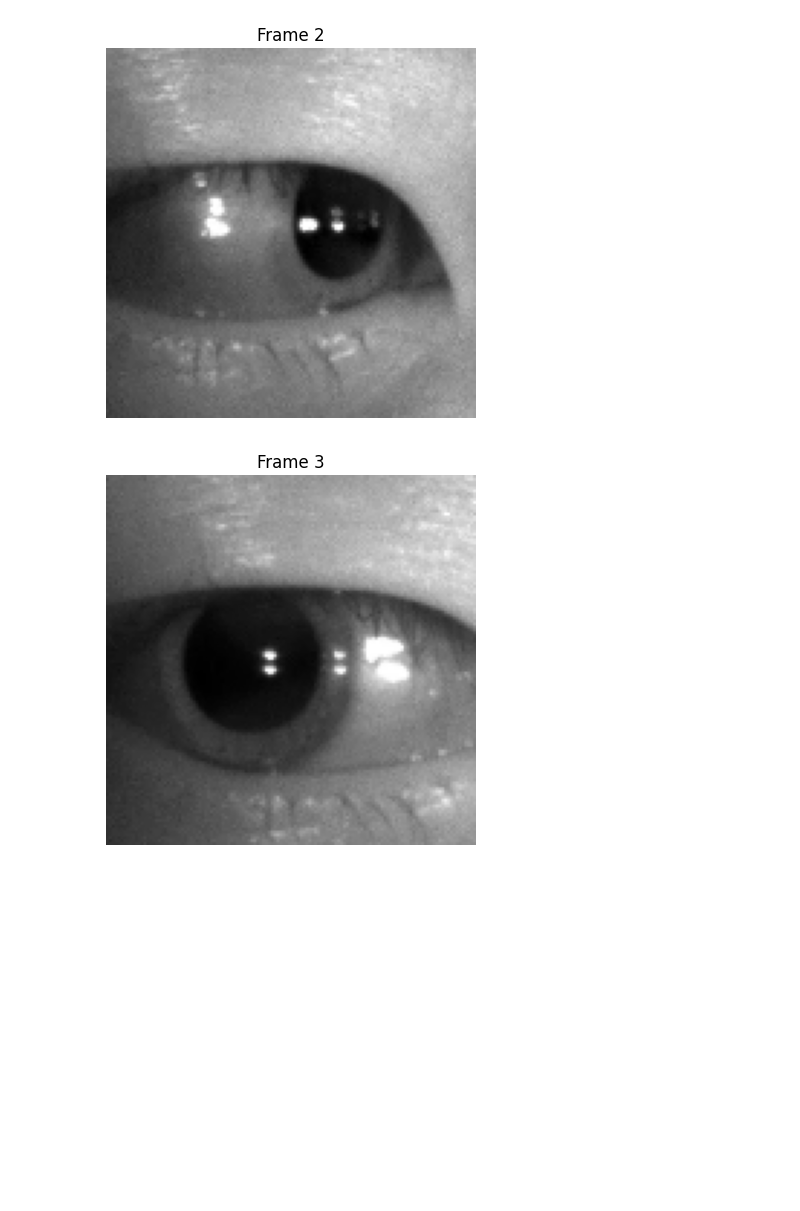
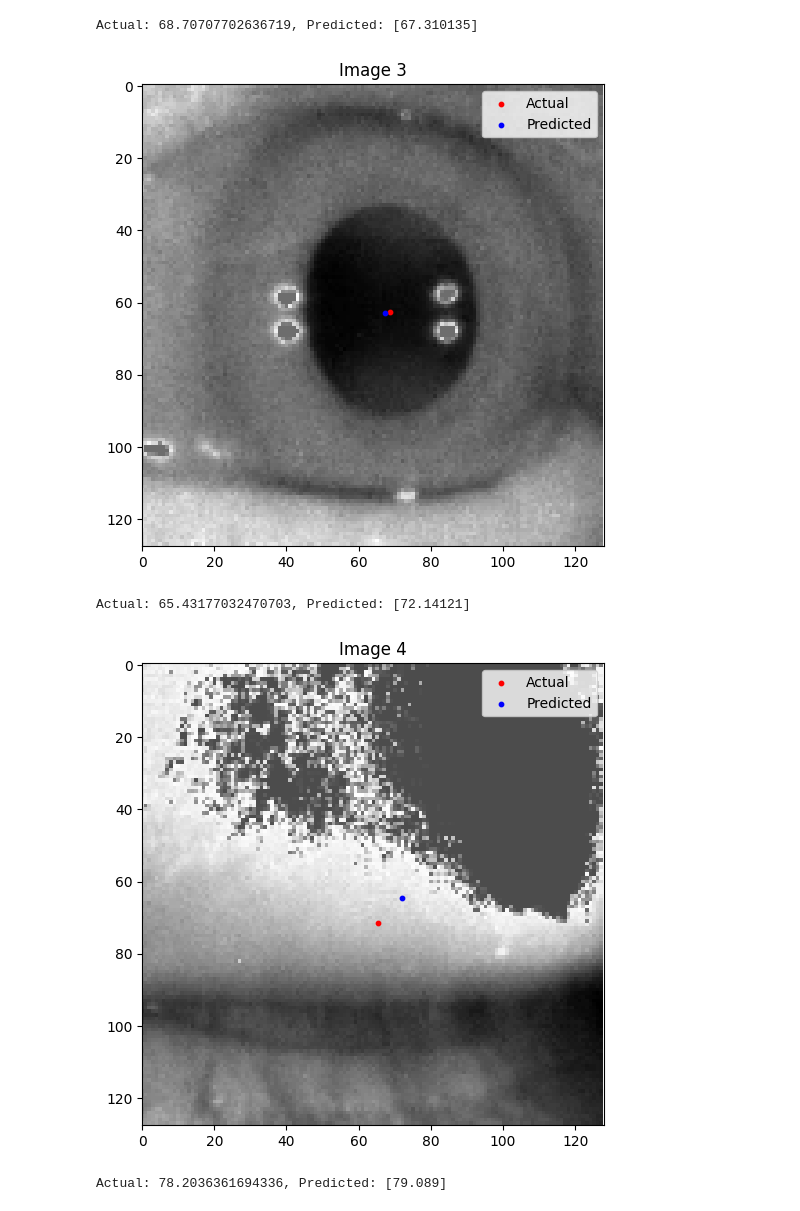
Before and after one commit to natejly/Pupil, a Jupyter notebook: CNN.ipynb, the cells around one changed output. Cells and saved outputs as stored; diff of their text form; code cells hidden in the pictures; blank space fills up the shorter version.

Commit message:
cnn actually working

```diff
--- a/CNN.ipynb
+++ b/CNN.ipynb
@@ -152,0 +166,9 @@ Predictions per second: 369.47
+# %%
+modelv.fit(
+    X_trainv, y_trainv,
+    validation_data=(X_testv, y_testv),
+    epochs=50,
+    batch_size=32,
+    callbacks=[early_stop]
+)
+lossv, maev = modelv.evaluate(X_testv, y_testv)
@@ -153,33 +193,17 @@ Predictions per second: 369.47
 # %%
-# plot images with elipses and centers of actual vs predicted
-for i in range(5):
-    image = X_test[i].reshape(128, 128)
-    # convert to grayscale
-    entry = y_test[i]
-    pred = preds[i]
+# plot first 5 predictions against the actual coordinates
+preds = model.predict(X_test[:10])
+predsv = modelv.predict(X_testv[:10])
+for i in range(10):
+    plt.figure(figsize=(6, 6))
+    plt.imshow(X_test[i].reshape(128, 128), cmap='gray')
+    plt.scatter(y_test[i]*128, y_testv[i]*128, color='red', label='Actual', s=10)
+    plt.scatter(preds[i]*128, predsv[i]*128, color='blue', label='Predicted', s=10)
 
-    ellipse_x = int(entry[0])
-    ellipse_y = int(entry[1])
-    ellipse_w = int(entry[2])
-    ellipse_h = int(entry[3])
-    ellipse_angle = entry[4]
+    print(f"Actual: {y_test[i]*128}, Predicted: {preds[i]*128}")
+    plt.xlim(0, 128)
 
-    pred_x = int(pred[0])
-    pred_y = int(pred[1])
-    pred_w = int(pred[2])
-    pred_h = int(pred[3])
-    pred_angle = pred[4]
-    actual_color = (100, 100, 0)
-    pred_color = (255, 255, 255)
-
-    plt.imshow(image, cmap='gray')
-    plt.title(f"Frame {i}")
-    cv2.ellipse(image, (ellipse_x, ellipse_y), (ellipse_w, ellipse_h), ellipse_angle, 0, 360, actual_color, 1)
-    cv2.circle(image, (ellipse_x, ellipse_y), 1, actual_color, -1)
-
-    cv2.ellipse(image, (pred_x, pred_y), (pred_w, pred_h), pred_angle, 0, 360, pred_color, 1)
-    cv2.circle(image, (pred_x, pred_y), 1, pred_color, -1)
-
-    plt.axis('off')
+    plt.title(f"Image {i+1}")
+    plt.legend()
     plt.show()
 # %% [output]
@@ -188,2 +216,5 @@ for i in range(5):
+Actual: 68.70707702636719, Predicted: [67.310135]
-[figure, old version]
+[figure, new version]
+Actual: 65.43177032470703, Predicted: [72.14121]
-[figure, old version]
+[figure, new version]
+Actual: 78.2036361694336, Predicted: [79.089]
```
Also changed, not shown: parts of 7 cells of this notebook, 1 other file.
